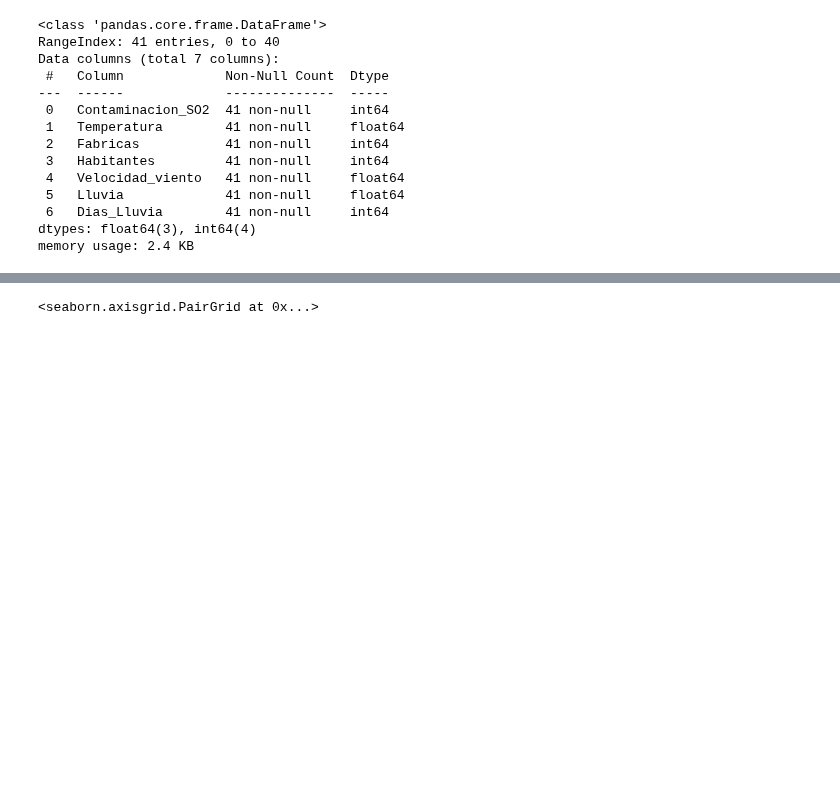
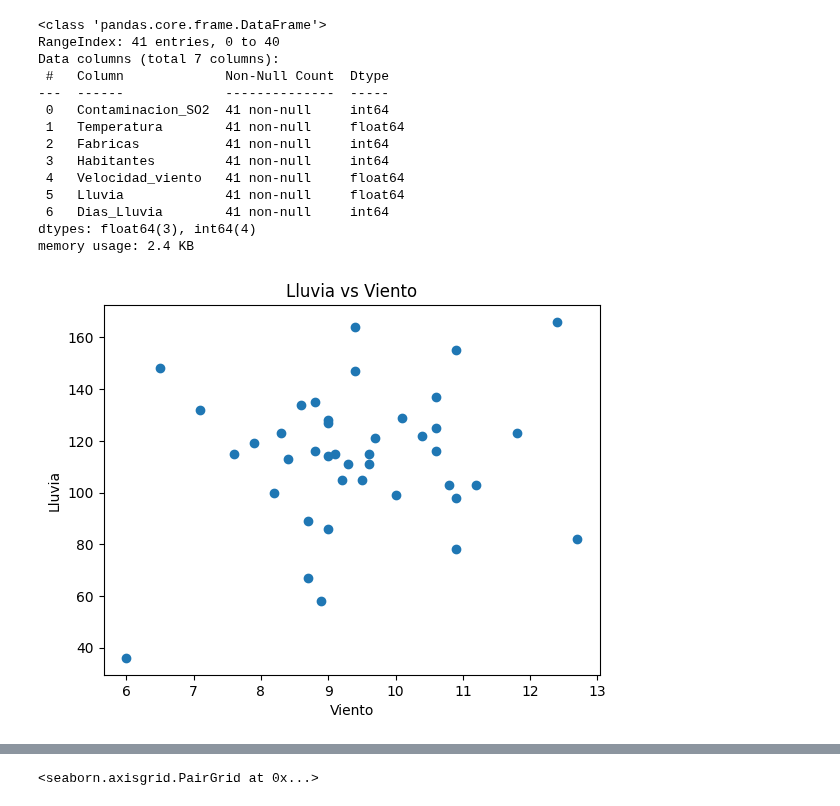
Before and after one commit to emilianodesu/LCD-5Sem-2025-1, a Jupyter notebook: PPCD/Reduccion de datos/11Sep.ipynb, the cells around one changed output, grey strips where cells are left out. Saved outputs shown, nothing was run; the diff lists cells and outputs as text; code cells hidden in the pictures; blank space fills up the shorter version.

```diff
--- a/PPCD/Reduccion de datos/11Sep.ipynb
+++ b/PPCD/Reduccion de datos/11Sep.ipynb
@@ -20,3 +21,11 @@ Data columns (total 7 columns):
  6   Dias_Lluvia        41 non-null     int64
 dtypes: float64(3), int64(4)
 memory usage: 2.4 KB
+# %%
+plt.scatter(cont.Velocidad_viento, cont.Dias_Lluvia)
+plt.title('Lluvia vs Viento')
+plt.xlabel('Viento')
+plt.ylabel('Lluvia')
+plt.show()
+# %% [output]
+[figure, added]
```
Also changed, not shown: parts of 41 cells of this notebook, 2 other files.
